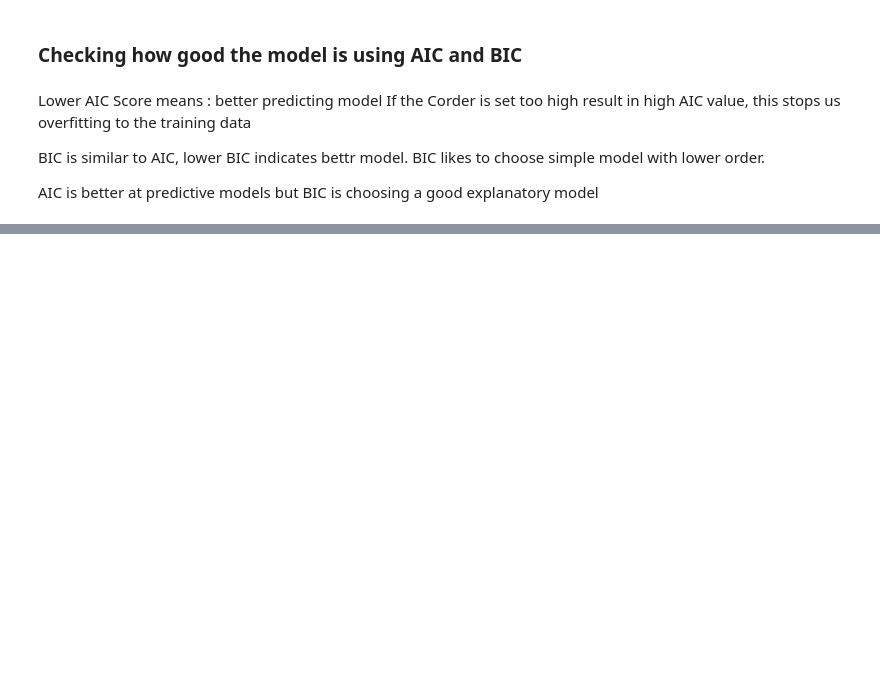
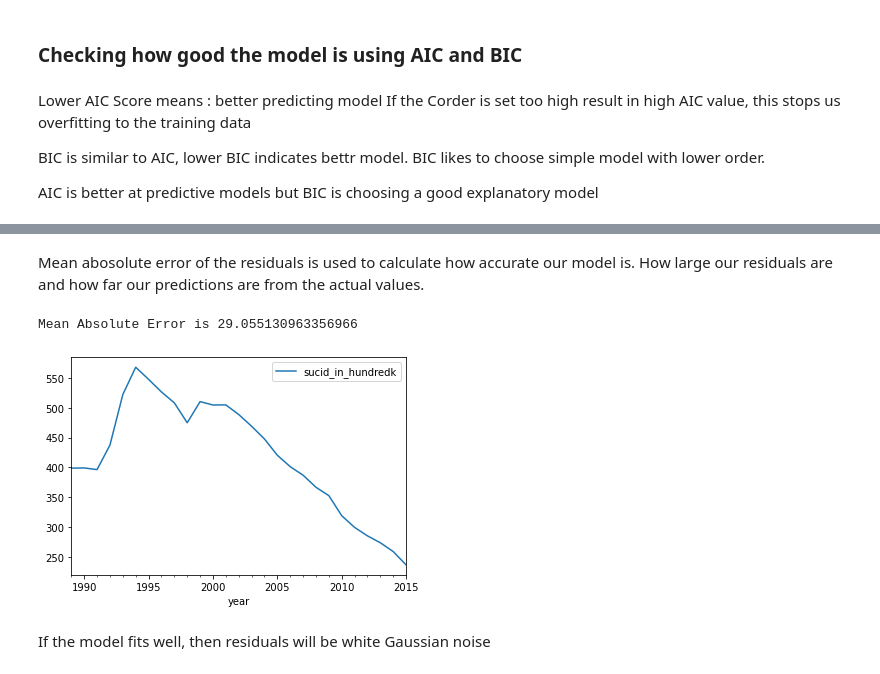
Before and after one commit to sujilkumarkm/desertion_dkit_msc_2022_sep, a Jupyter notebook: dissertation_suicide_data_models_2022.ipynb, the cells around one changed output, grey strips where cells are left out. Cells and saved outputs as stored; diff of their text form; code cells hidden in the pictures; blank space fills up the shorter version.

```diff
--- a/dissertation_suicide_data_models_2022.ipynb
+++ b/dissertation_suicide_data_models_2022.ipynb
@@ -475,0 +542,16 @@ Warnings:
+# %% [markdown]
+Mean abosolute error of the residuals is used to calculate how accurate our model is. How large our residuals are and how far our predictions are from the actual values.
+# %%
+mae = np.mean(np.abs(residuals))
+print('Mean Absolute Error is', mae)
+# %% [output]
+Mean Absolute Error is 29.055130963356966
+# %%
+# Make plot of time series for comparison
+russia.plot()
+plt.show()
+# %% [output]
+[figure, added]
+# %% [markdown]
+If the model fits well, then residuals will be white
+Gaussian noise
```
Also changed, not shown: parts of 39 cells of this notebook.
